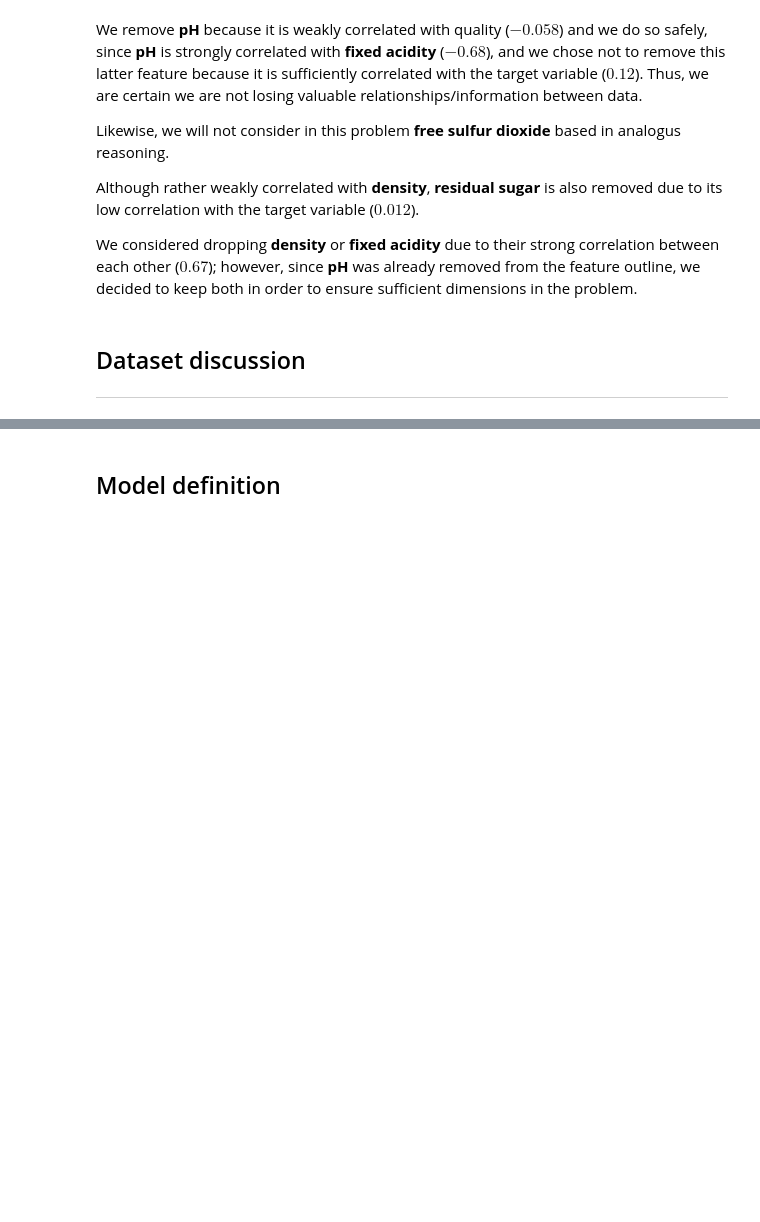
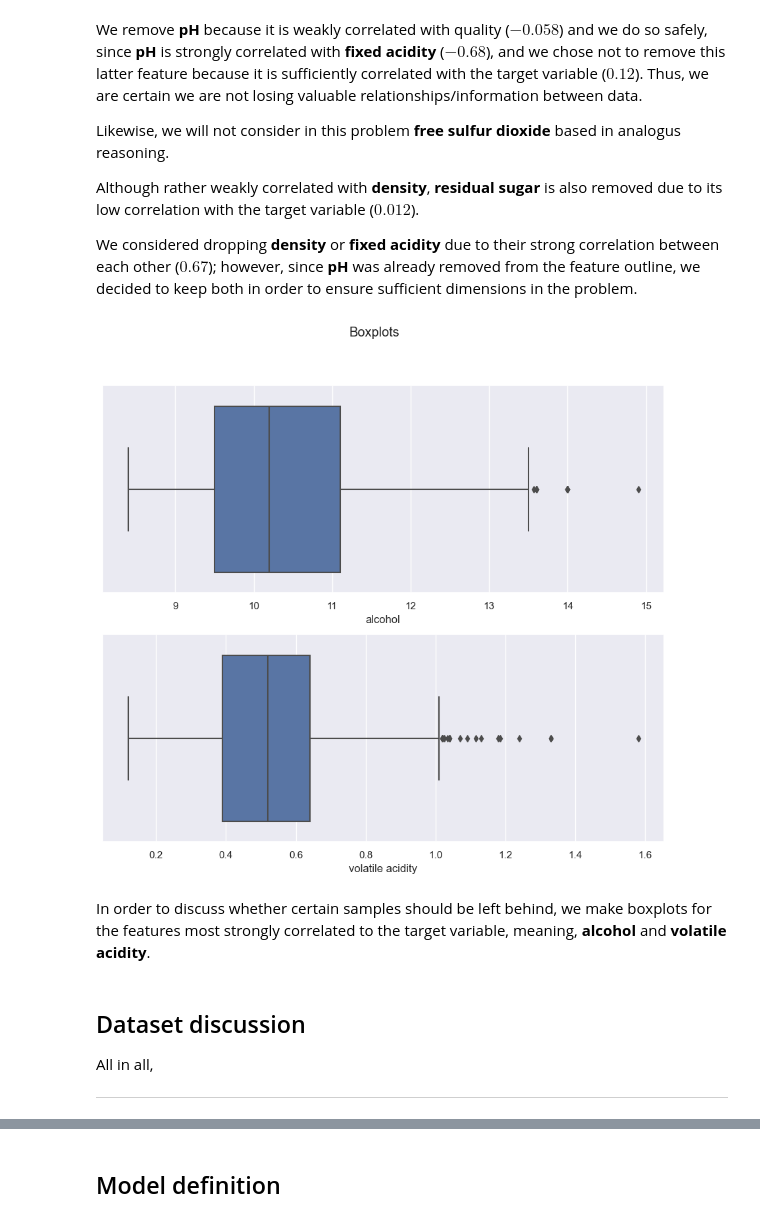
Before and after one commit to mateo-st/ML_UM, a Jupyter notebook: Entregable 1/LAB1 - Mordetzki, Stipanicic.ipynb, the cells around one changed output, grey strips where cells are left out. Cells and saved outputs as stored; diff of their text form; code cells hidden in the pictures; blank space fills up the shorter version.

Commit message:
Boxplots

```diff
--- a/Entregable 1/LAB1 - Mordetzki, Stipanicic.ipynb
+++ b/Entregable 1/LAB1 - Mordetzki, Stipanicic.ipynb
@@ -182,9 +181,24 @@ Likewise, we will not consider in this problem __free sulfur dioxide__ based in
 Although rather weakly correlated with __density__, __residual sugar__ is also removed due to its low correlation with the target variable ($0.012$).
 
 We considered dropping __density__ or __fixed acidity__ due to their strong correlation between each other ($0.67$); however, since __pH__ was already removed from the feature outline, we decided to keep both in order to ensure sufficient dimensions in the problem.
+# %%
+# Relevant features' boxplots for outliers scrutiny
+fig, (ax1, ax2) = plt.subplots(2)
+fig.suptitle('Boxplots')
+sns.boxplot(wines_filter2['alcohol'], ax=ax1)
+sns.boxplot(wines_filter2['volatile acidity'], ax=ax2)
+
+import warnings
+warnings.filterwarnings("ignore", category=FutureWarning)
+# %% [output]
+[figure, added]
+# %% [markdown]
+In order to discuss whether certain samples should be left behind, we make boxplots for the features most strongly correlated to the target variable, meaning, __alcohol__ and __volatile acidity__.
 # %% [markdown]
 ## Dataset discussion
 
+All in all,
+
 ___
 # %% [markdown]
 # Linear Regression
```
Also changed, not shown: parts of 24 cells of this notebook.
